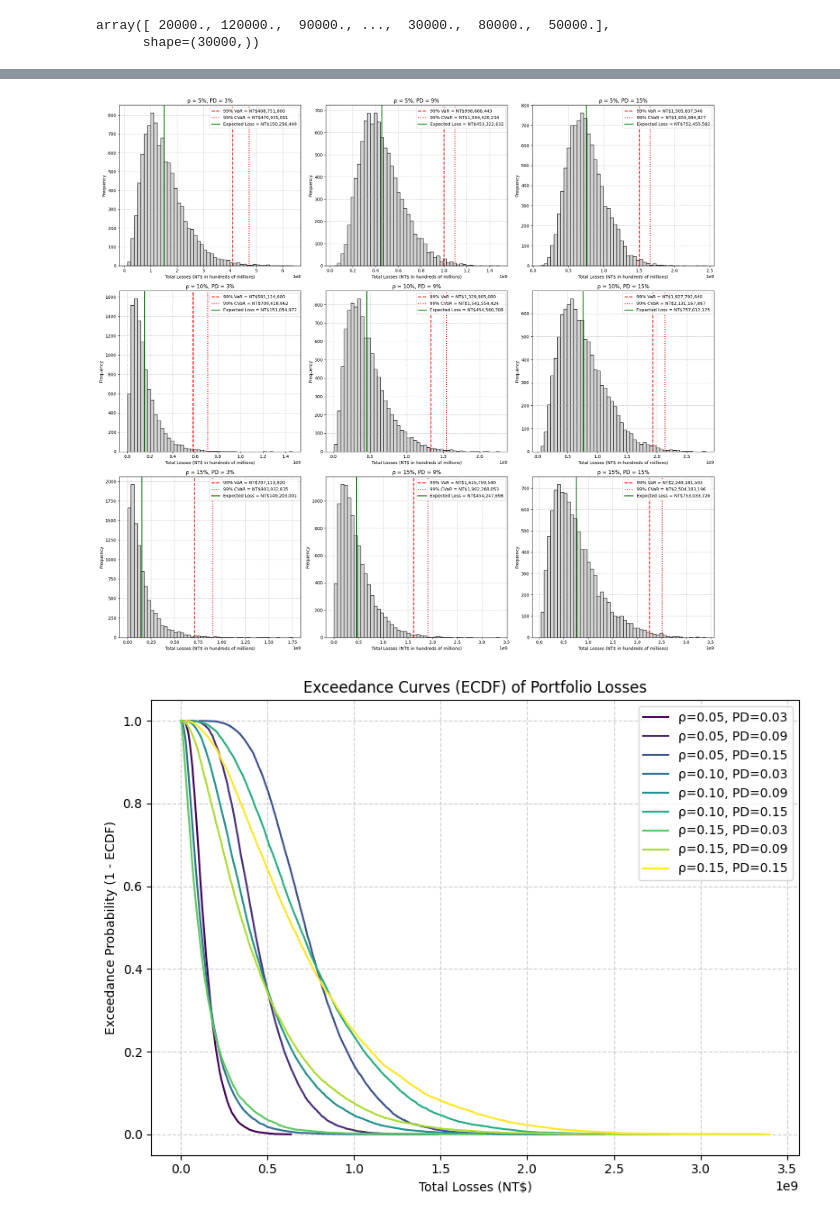
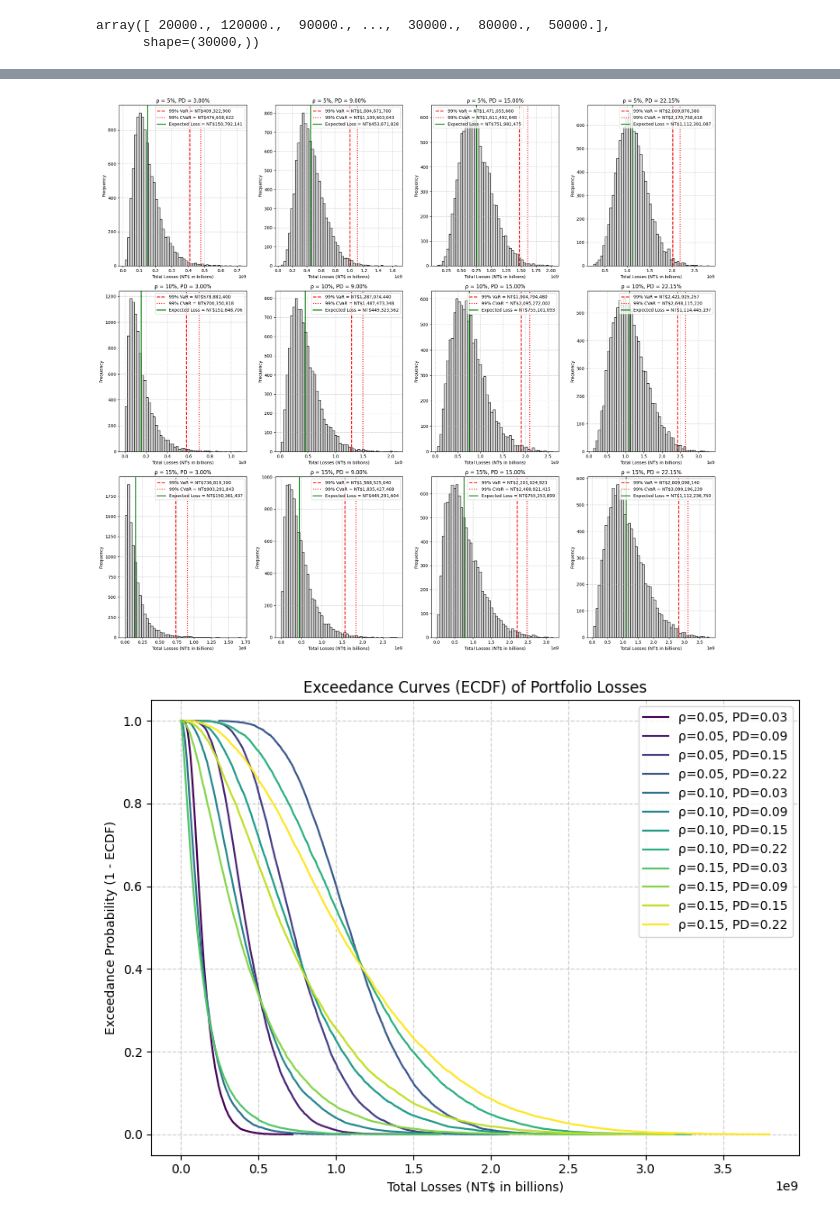
Before and after one commit to ammylin/MATH_789_final_project, a Jupyter notebook: final_sims.ipynb, the cells around one changed output, grey strips where cells are left out. Saved outputs shown, nothing was run; the diff lists cells and outputs as text; code cells hidden in the pictures.

```diff
--- a/final_sims.ipynb
+++ b/final_sims.ipynb
@@ -64,7 +64,7 @@ array([ 20000., 120000.,  90000., ...,  30000.,  80000.,  50000.],
       shape=(30000,))
 # %%
 correlations = [0.05, 0.10, 0.15]
-default_rates = [0.03, 0.09, 0.15]
+default_rates = [0.03, 0.09, 0.15, 0.2215]
 n_simulations = 10000
 N = len(credit_lines)
 
@@ -74,7 +74,7 @@ for correlation_factor in correlations:
     for payment_default in default_rates:
         print(f"\n{'='*60}")
         print(
-            f"Running simulation: ρ={correlation_factor:.1%}, PD={payment_default:.1%}"
+            f"Running simulation: ρ={correlation_factor:.1%}, PD={payment_default:.2%}"
         )
         print(f"{'='*60}")
 
@@ -127,7 +127,7 @@ for correlation_factor in correlations:
         }
         results.append(result)
 
-        print(f"Default Rate: {payment_default:.1%}")
+        print(f"Default Rate: {payment_default:.2%}")
         print(f"Correlation: {correlation_factor:.1%}")
         print(f"Mean default rate: {mean_default_rate:.2%}")
         print(f"Expected Loss: NT${expected_loss:,.2f}")
@@ -251,5 +255,5 @@ plt.show()
 # %%
-
+from matplotlib.ticker import ScalarFormatter
 
 # Unique correlation and PD values
 correlation_values = sorted(set(r["correlation"] for r in results))
@@ -265,45 +269,44 @@ fig, axes = plt.subplots(
 
 for row_idx, corr in enumerate(correlation_values):
 
-    # All results for this correlation
     subset = [r for r in results if r["correlation"] == corr]
-
-    # Keep them in PD order
     subset = sorted(subset, key=lambda x: x["pd"])
 
     for col_idx, r in enumerate(subset):
 
         ax = axes[row_idx][col_idx]
 
         losses = r["total_losses"]
         EL = r["expected_loss"]
         VaR99 = r["var_99"]
         CVaR99 = r["cvar_99"]
         PD = r["pd"]
 
         # Histogram
         ax.hist(losses, bins=50, color='lightgray', edgecolor='black')
-        ax.set_title(f"ρ = {corr:.0%}, PD = {PD:.0%}")
-        ax.set_xlabel("Total Losses (NT$ in hundreds of millions)")
+        ax.set_title(f"ρ = {corr:.0%}, PD = {PD:.2%}")
+        ax.set_xlabel("Total Losses (NT$ in billions)")
         ax.set_ylabel("Frequency")
+
+        # --- Scientific notation for x-axis (e^9) ---
+        ax.ticklabel_format(style='sci', axis='x', scilimits=(9, 9))
 
         # VaR + CVaR lines
         ax.axvline(VaR99, color='red', linestyle='--', linewidth=2,
                    label=f'99% VaR = NT${VaR99:,.0f}')
         ax.axvline(CVaR99, color='red', linestyle=':', linewidth=2,
                    label=f'99% CVaR = NT${CVaR99:,.0f}')
 
-        # Expected Loss
         ax.axvline(EL, color='green', linestyle='-', linewidth=2,
                    label=f'Expected Loss = NT${EL:,.0f}')
 
         ax.grid(True, linestyle='--', alpha=0.7)
         ax.legend()
 
 plt.tight_layout()
 plt.show()
 # %% [output]
-[figure, old version]
+[figure, new version]
 # %%
 
 plt.figure(figsize=(8, 6))
@@ -319,7 +322,7 @@ for idx, res in enumerate(results):
 
     plt.plot(losses, exceedance, label=label, color=colors[idx])
 
-plt.xlabel("Total Losses (NT$)")
+plt.xlabel("Total Losses (NT$ in billions)")
 plt.ylabel("Exceedance Probability (1 - ECDF)")
 plt.title("Exceedance Curves (ECDF) of Portfolio Losses")
 plt.legend()
@@ -327,5 +330,5 @@ plt.grid(True, linestyle="--", alpha=0.6)
 plt.tight_layout()
 plt.show()
 # %% [output]
-[figure, old version]
+[figure, new version]
 # %%
```
Also changed, not shown: parts of 6 cells of this notebook, 3 other files.
